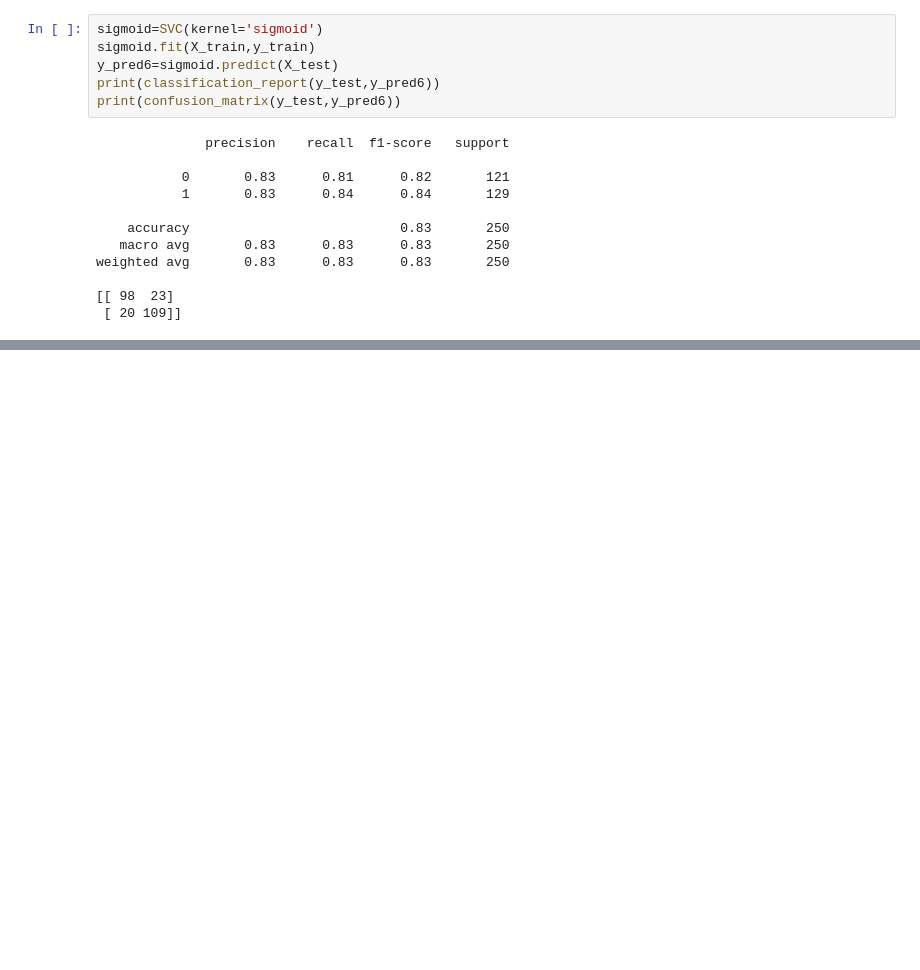
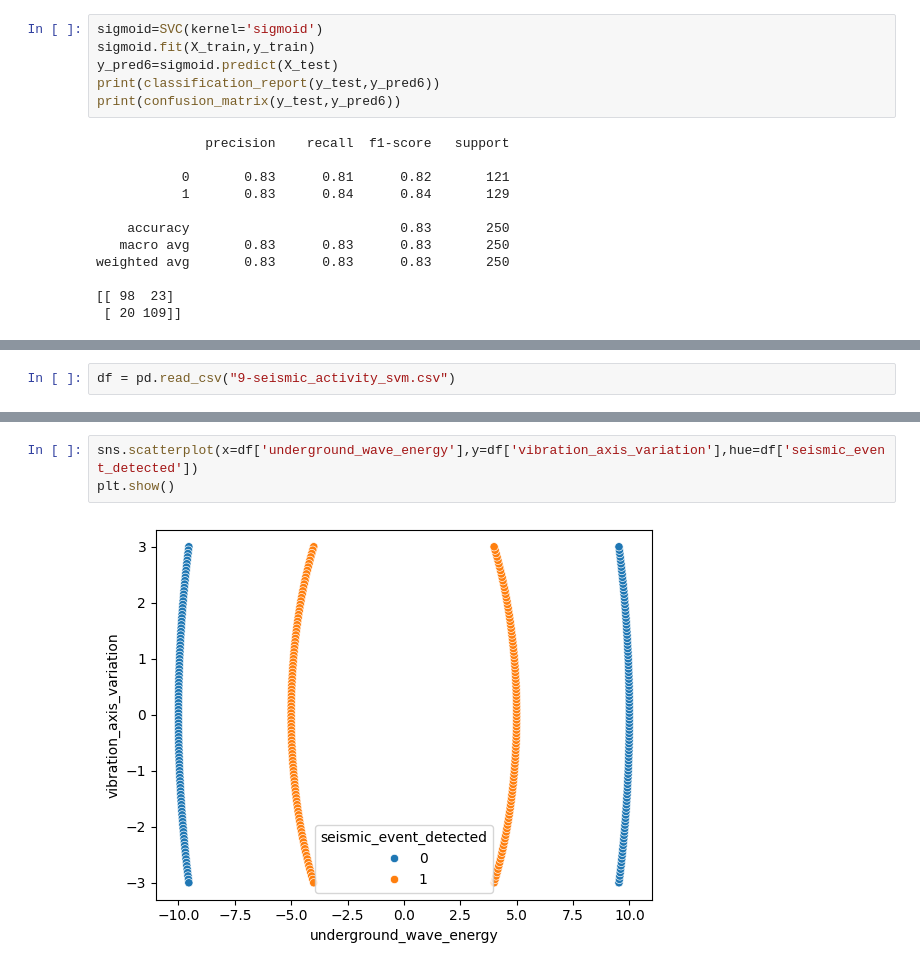
Before and after one commit to Elf-13/Machine-Learning-Studies, a Jupyter notebook: 01 - Regressions/SVM_datasets.ipynb, the cells around one changed output, grey strips where cells are left out. Cells and saved outputs as stored; diff of their text form; blank space fills up the shorter version.

```diff
--- a/01 - Regressions/SVM_datasets.ipynb
+++ b/01 - Regressions/SVM_datasets.ipynb
@@ -226,0 +269,2 @@ weighted avg       0.83      0.83      0.83       250
+# %%
+df = pd.read_csv("9-seismic_activity_svm.csv")
@@ -226,0 +301,5 @@ weighted avg       0.83      0.83      0.83       250
+# %%
+sns.scatterplot(x=df['underground_wave_energy'],y=df['vibration_axis_variation'],hue=df['seismic_event_detected'])
+plt.show()
+# %% [output]
+[figure, added]
```
Also changed, not shown: parts of 25 cells of this notebook.
